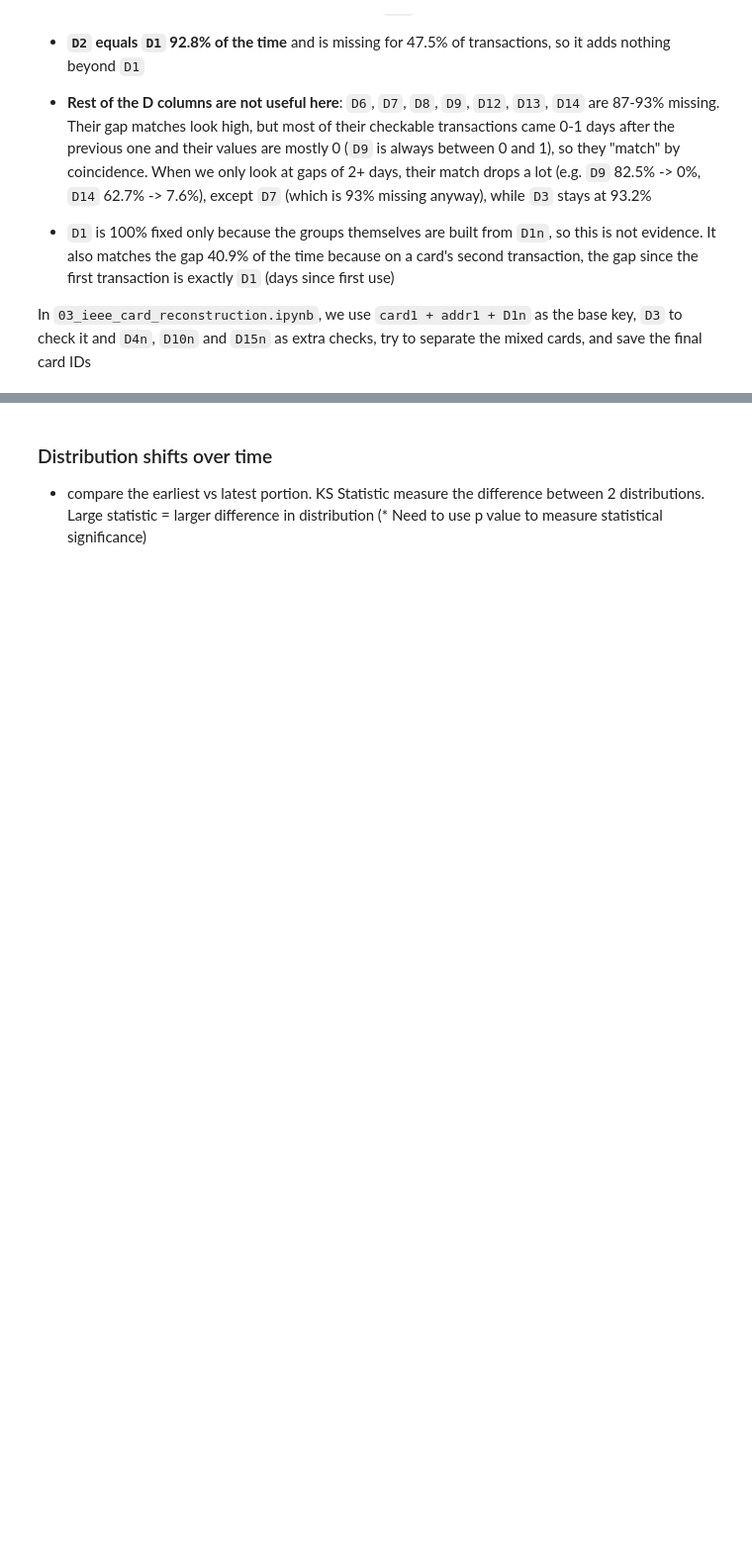
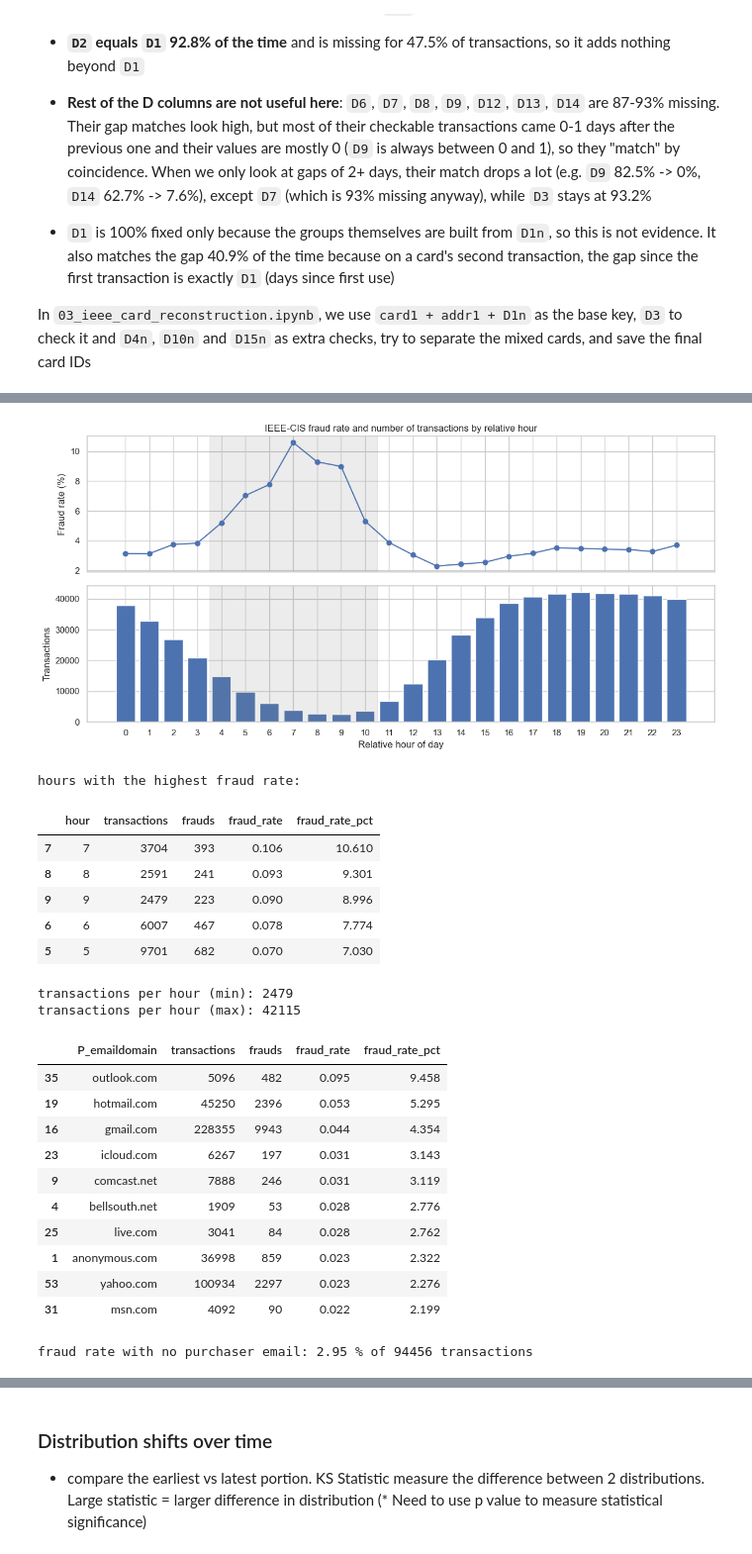
Before and after one commit to xman666888/bt4012-credit-card-fraud, a Jupyter notebook: notebooks/02_exploratory_analysis.ipynb, the cells around one changed output, grey strips where cells are left out. Shown at 99% size. Drawn from its saved outputs; the diff is of its cells as text; code cells hidden in the pictures; blank space fills up the shorter version.

```diff
--- a/notebooks/02_exploratory_analysis.ipynb
+++ b/notebooks/02_exploratory_analysis.ipynb
@@ -746,0 +886,59 @@ In `03_ieee_card_reconstruction.ipynb`, we use `card1 + addr1 + D1n` as the base
+# %%
+# relative hour of day
+ieee["hour"] = (ieee["TransactionDT"] // 3600) % 24
+hour_rates = fraud_rate_table(ieee, "isFraud", "hour").sort_values("hour")
+
+# fraud rate (top) and number of transactions (bottom) on the same hour axis
+# shaded: the low-volume hours 4-10 used for is_night in notebook 04
+fig, axes = plt.subplots(2, 1, figsize=(12, 6), sharex=True)
+
+axes[0].plot(hour_rates["hour"], hour_rates["fraud_rate_pct"], marker="o")
+axes[0].set_ylabel("Fraud rate (%)")
+axes[0].set_title("IEEE-CIS fraud rate and number of transactions by relative hour")
+
+axes[1].bar(hour_rates["hour"], hour_rates["transactions"])
+axes[1].set_ylabel("Transactions")
+axes[1].set_xlabel("Relative hour of day")
+axes[1].set_xticks(range(24))
+
+for ax in axes:
+    ax.axvspan(3.5, 10.5, color="grey", alpha=0.15)
+
+plt.tight_layout()
+plt.show()
+
+print("hours with the highest fraud rate:")
+display(hour_rates.sort_values("fraud_rate_pct", ascending=False).head(5).round(3))
+print("transactions per hour (min):", hour_rates["transactions"].min())
+print("transactions per hour (max):", hour_rates["transactions"].max())
+
+
+# purchaser email domain (only domains with at least 1,000 transactions)
+email_rates = fraud_rate_table(ieee, "isFraud", "P_emaildomain", min_count=1000)
+display(email_rates.head(10).round(3))
+
+no_email = ieee["P_emaildomain"].isna()
+print("fraud rate with no purchaser email:", round(ieee.loc[no_email, "isFraud"].mean() * 100, 2), "% of", no_email.sum(), "transactions")
+# %% [output]
+[figure, added]
+hours with the highest fraud rate:
+|  | hour | transactions | frauds | fraud_rate | fraud_rate_pct |
+| 7 | 7 | 3704 | 393 | 0.106 | 10.610 |
+| 8 | 8 | 2591 | 241 | 0.093 | 9.301 |
+| 9 | 9 | 2479 | 223 | 0.090 | 8.996 |
+| 6 | 6 | 6007 | 467 | 0.078 | 7.774 |
+| 5 | 5 | 9701 | 682 | 0.070 | 7.030 |
+transactions per hour (min): 2479
+transactions per hour (max): 42115
+|  | P_emaildomain | transactions | frauds | fraud_rate | fraud_rate_pct |
+| 35 | outlook.com | 5096 | 482 | 0.095 | 9.458 |
+| 19 | hotmail.com | 45250 | 2396 | 0.053 | 5.295 |
+| 16 | gmail.com | 228355 | 9943 | 0.044 | 4.354 |
+| 23 | icloud.com | 6267 | 197 | 0.031 | 3.143 |
+| 9 | comcast.net | 7888 | 246 | 0.031 | 3.119 |
+| 4 | bellsouth.net | 1909 | 53 | 0.028 | 2.776 |
+| 25 | live.com | 3041 | 84 | 0.028 | 2.762 |
+| 1 | anonymous.com | 36998 | 859 | 0.023 | 2.322 |
+| 53 | yahoo.com | 100934 | 2297 | 0.023 | 2.276 |
+| 31 | msn.com | 4092 | 90 | 0.022 | 2.199 |
+fraud rate with no purchaser email: 2.95 % of 94456 transactions
```
Also changed, not shown: parts of 20 cells of this notebook, 1 other file.
